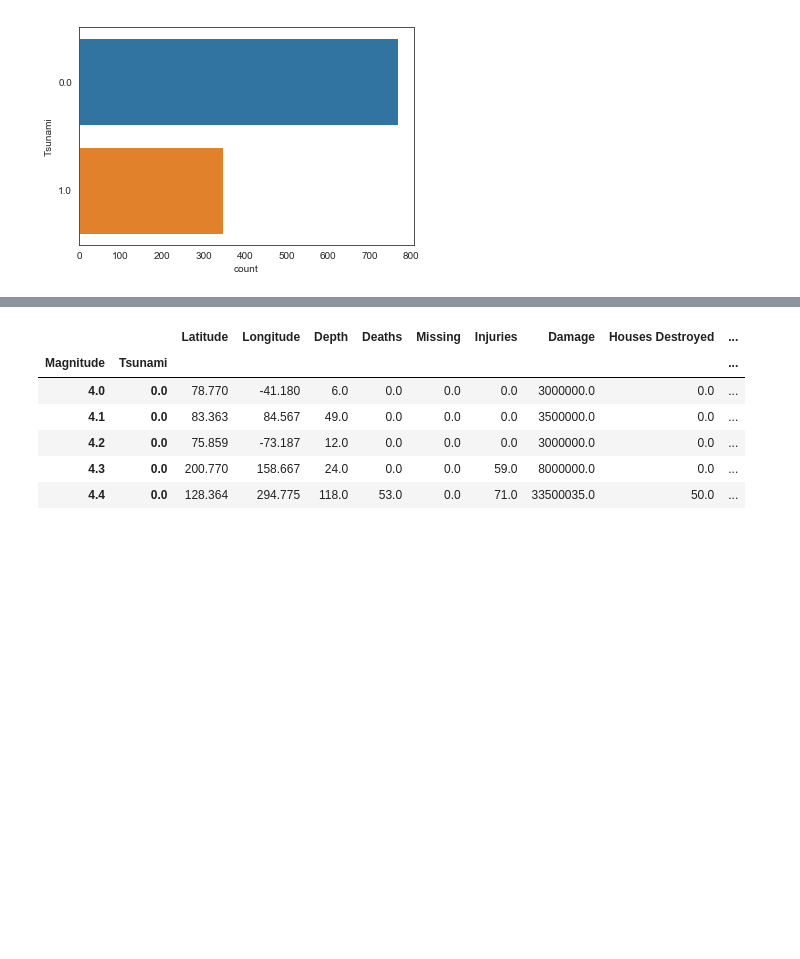
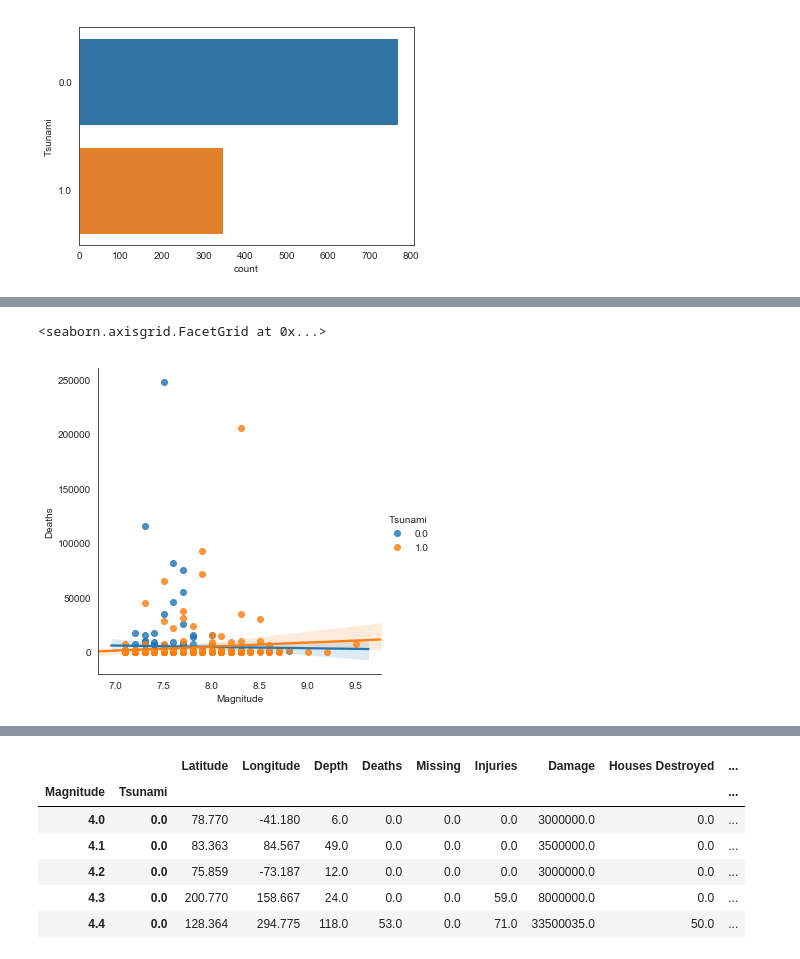
Before and after one commit to labs13-quake-viewer/ds-notebooks, a Jupyter notebook: Plots.ipynb, the cells around one changed output, grey strips where cells are left out. Drawn from its saved outputs; the diff is of its cells as text; code cells hidden in the pictures; blank space fills up the shorter version.

```diff
--- a/Plots.ipynb
+++ b/Plots.ipynb
@@ -103,0 +160,5 @@ magnitude = copy_of_damage.groupby('Magnitude').sum()
+# %%
+sns.lmplot(x="Magnitude", y="Deaths", hue ='Tsunami', data=damage[damage['Magnitude'] > 7])
+# %% [output]
+<seaborn.axisgrid.FacetGrid at 0x...>
+[figure, added]
```
Also changed, not shown: parts of 11 cells of this notebook.
